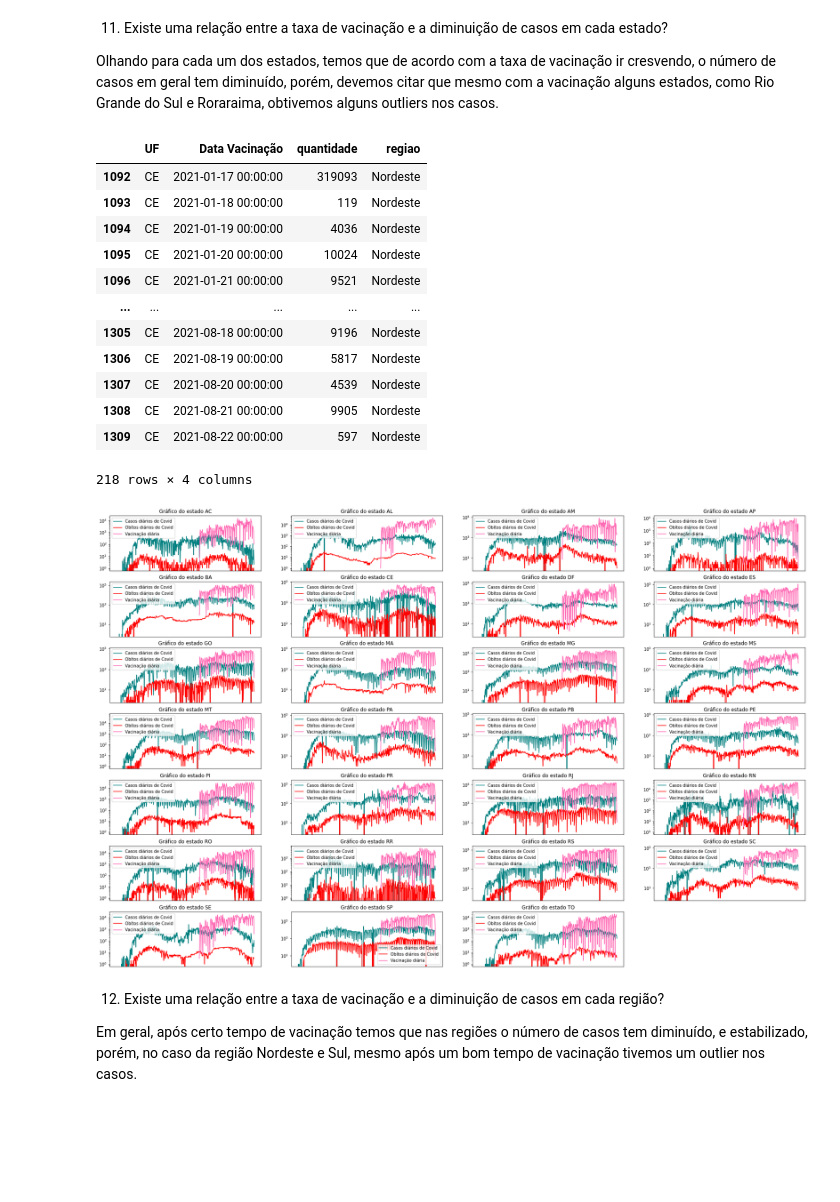
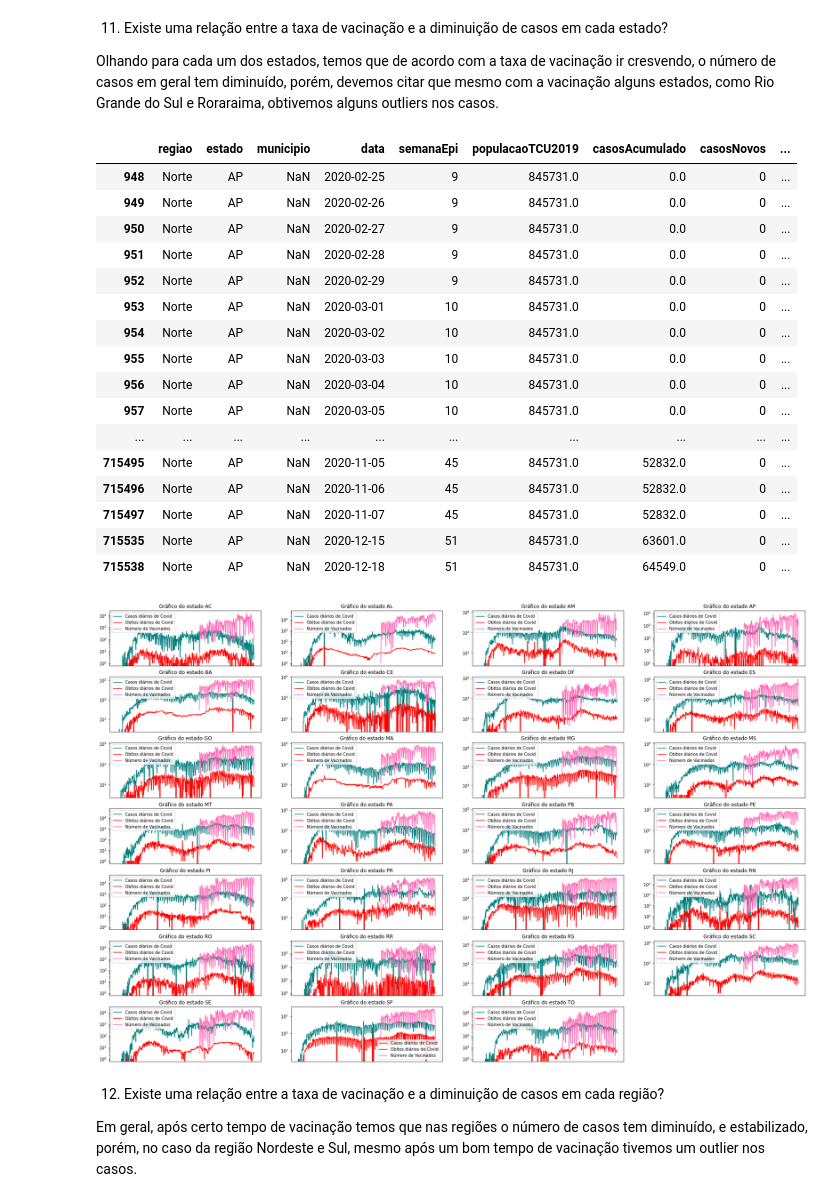
Before and after one commit to stardotwav/BrasilEmDados, a Jupyter notebook: AnaliseExtracaoConhecimento.ipynb, the cells around one changed output. Saved outputs shown, nothing was run; the diff lists cells and outputs as text; code cells hidden in the pictures; blank space fills up the shorter version.

```diff
--- a/AnaliseExtracaoConhecimento.ipynb
+++ b/AnaliseExtracaoConhecimento.ipynb
@@ -44,3 +44,6 @@ dadosCovid = dadosCovid[dadosCovid.estado != 0]
 dadosCovid = dadosCovid[(dadosCovid.municipio.isna()) & (dadosCovid.estado.isna() == False) & (dadosCovid.populacaoTCU2019.isna() == False) & (dadosCovid.estado != 0)]
 dadosCovid = dadosCovid[dadosCovid["casosNovos"] >= 0]
 dadosCovid = dadosCovid[dadosCovid["obitosNovos"] >= 0]
+# %%
+dadosCovid['data'] = pd.to_datetime(dadosCovid['data'])
+dadosCovid['data']
@@ -216,22 +239,26 @@ regiaoVacinacao
 
 Olhando para cada um dos estados, temos que de acordo com a taxa de vacinação ir cresvendo, o número de casos em geral tem diminuído, porém, devemos citar que mesmo com a vacinação alguns estados, como Rio Grande do Sul e Roraraima, obtivemos alguns outliers nos casos.
 # %%
-#dadosCovid[dadosCovid.estado == 'CE']
-dadosVacinacaoData[dadosVacinacaoData['UF'] == 'CE']
+dadosCovid[(dadosCovid.estado == 'AP') & (dadosCovid.casosNovos == 0)]
+#dadosVacinacaoData[dadosVacinacaoData['UF'] == 'AP']
 # %% [output]
-|  | UF | Data Vacinação | quantidade | regiao |
-| 1092 | CE | 2021-01-17 00:00:00 | 319093 | Nordeste |
-| 1093 | CE | 2021-01-18 00:00:00 | 119 | Nordeste |
-| 1094 | CE | 2021-01-19 00:00:00 | 4036 | Nordeste |
-| 1095 | CE | 2021-01-20 00:00:00 | 10024 | Nordeste |
-| 1096 | CE | 2021-01-21 00:00:00 | 9521 | Nordeste |
-| ... | ... | ... | ... | ... |
-| 1305 | CE | 2021-08-18 00:00:00 | 9196 | Nordeste |
-| 1306 | CE | 2021-08-19 00:00:00 | 5817 | Nordeste |
-| 1307 | CE | 2021-08-20 00:00:00 | 4539 | Nordeste |
-| 1308 | CE | 2021-08-21 00:00:00 | 9905 | Nordeste |
-| 1309 | CE | 2021-08-22 00:00:00 | 597 | Nordeste |
+|  | regiao | estado | municipio | data | semanaEpi | populacaoTCU2019 | casosAcumulado | casosNovos | ... |
+| 948 | Norte | AP | NaN | 2020-02-25 | 9 | 845731.0 | 0.0 | 0 | ... |
+| 949 | Norte | AP | NaN | 2020-02-26 | 9 | 845731.0 | 0.0 | 0 | ... |
+| 950 | Norte | AP | NaN | 2020-02-27 | 9 | 845731.0 | 0.0 | 0 | ... |
+| 951 | Norte | AP | NaN | 2020-02-28 | 9 | 845731.0 | 0.0 | 0 | ... |
+| 952 | Norte | AP | NaN | 2020-02-29 | 9 | 845731.0 | 0.0 | 0 | ... |
+| 953 | Norte | AP | NaN | 2020-03-01 | 10 | 845731.0 | 0.0 | 0 | ... |
+| 954 | Norte | AP | NaN | 2020-03-02 | 10 | 845731.0 | 0.0 | 0 | ... |
+| 955 | Norte | AP | NaN | 2020-03-03 | 10 | 845731.0 | 0.0 | 0 | ... |
+| 956 | Norte | AP | NaN | 2020-03-04 | 10 | 845731.0 | 0.0 | 0 | ... |
+| 957 | Norte | AP | NaN | 2020-03-05 | 10 | 845731.0 | 0.0 | 0 | ... |
+| ... | ... | ... | ... | ... | ... | ... | ... | ... | ... |
+| 715495 | Norte | AP | NaN | 2020-11-05 | 45 | 845731.0 | 52832.0 | 0 | ... |
+| 715496 | Norte | AP | NaN | 2020-11-06 | 45 | 845731.0 | 52832.0 | 0 | ... |
+| 715497 | Norte | AP | NaN | 2020-11-07 | 45 | 845731.0 | 52832.0 | 0 | ... |
+| 715535 | Norte | AP | NaN | 2020-12-15 | 51 | 845731.0 | 63601.0 | 0 | ... |
+| 715538 | Norte | AP | NaN | 2020-12-18 | 51 | 845731.0 | 64549.0 | 0 | ... |
-218 rows × 4 columns
 # %%
 estados =  dadosVacinacaoData['UF'].unique()
 plt.rcParams['figure.figsize'] = [30, 20]
@@ -263,7 +290,7 @@ for j,i in enumerate(estados):
 
 plt.show()
 # %% [output]
-[figure, old version]
+[figure, new version]
 # %% [markdown]
 12. Existe uma relação entre a taxa de vacinação e a diminuição de casos em cada região?
 
```
Also changed, not shown: parts of 5 cells of this notebook.
